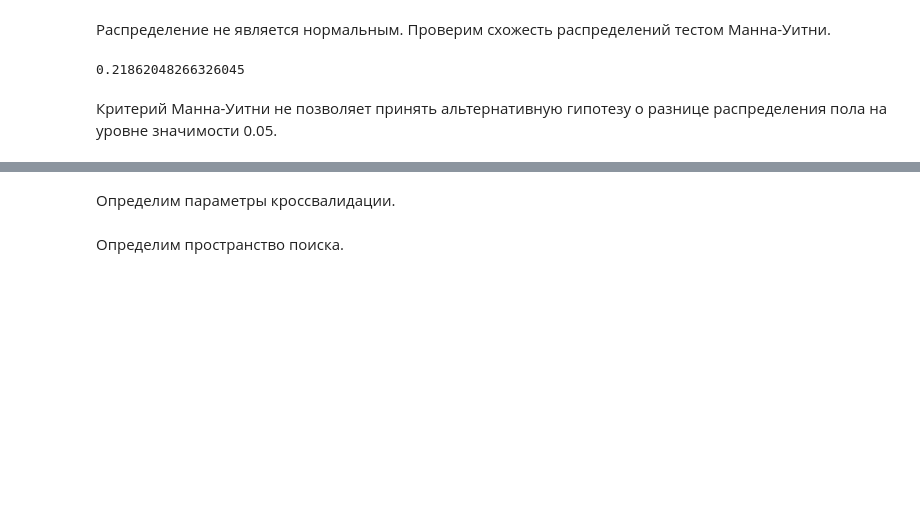
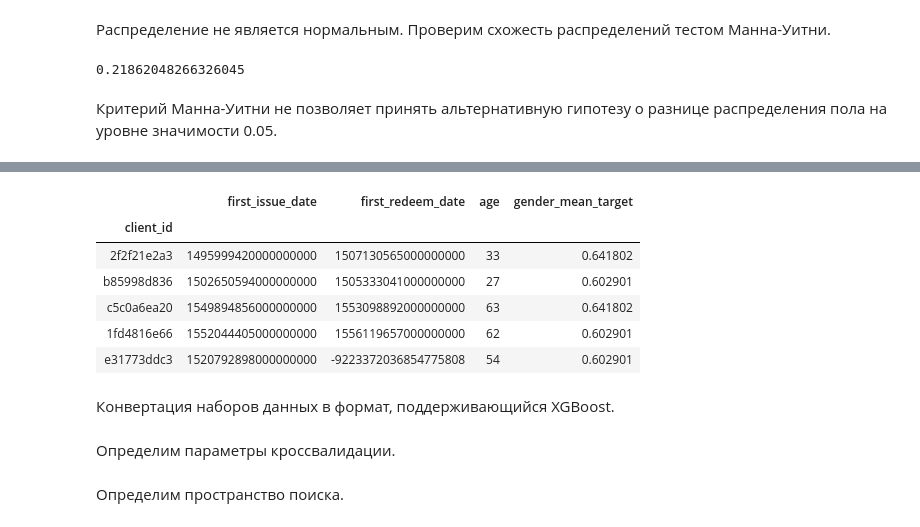
Before and after one commit to doksketch/call-you-maybe, a Jupyter notebook: sandbox/00_baseline.ipynb, the cells around one changed output, grey strips where cells are left out. Saved outputs shown, nothing was run; the diff lists cells and outputs as text; code cells hidden in the pictures; blank space fills up the shorter version.

```diff
--- a/sandbox/00_baseline.ipynb
+++ b/sandbox/00_baseline.ipynb
@@ -204,0 +220,12 @@ p
+# %%
+valid_mean_target.head()
+# %% [output]
+|  | first_issue_date | first_redeem_date | age | gender_mean_target |
+| client_id |  |  |  |  |
+| 2f2f21e2a3 | 1495999420000000000 | 1507130565000000000 | 33 | 0.641802 |
+| b85998d836 | 1502650594000000000 | 1505333041000000000 | 27 | 0.602901 |
+| c5c0a6ea20 | 1549894856000000000 | 1553098892000000000 | 63 | 0.641802 |
+| 1fd4816e66 | 1552044405000000000 | 1556119657000000000 | 62 | 0.602901 |
+| e31773ddc3 | 1520792898000000000 | -9223372036854775808 | 54 | 0.602901 |
+# %% [markdown]
+Конвертация наборов данных в формат, поддерживающийся XGBoost.
```
Also changed, not shown: parts of 11 cells of this notebook.
